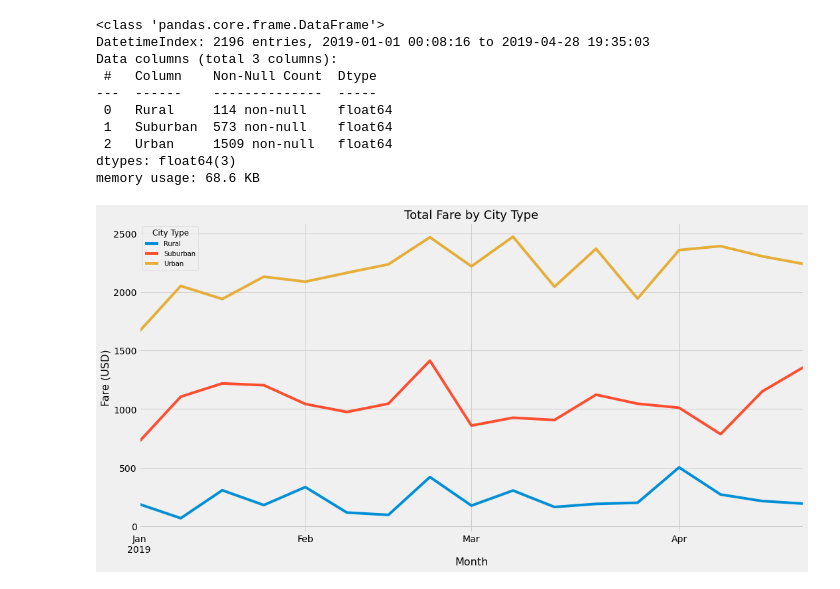
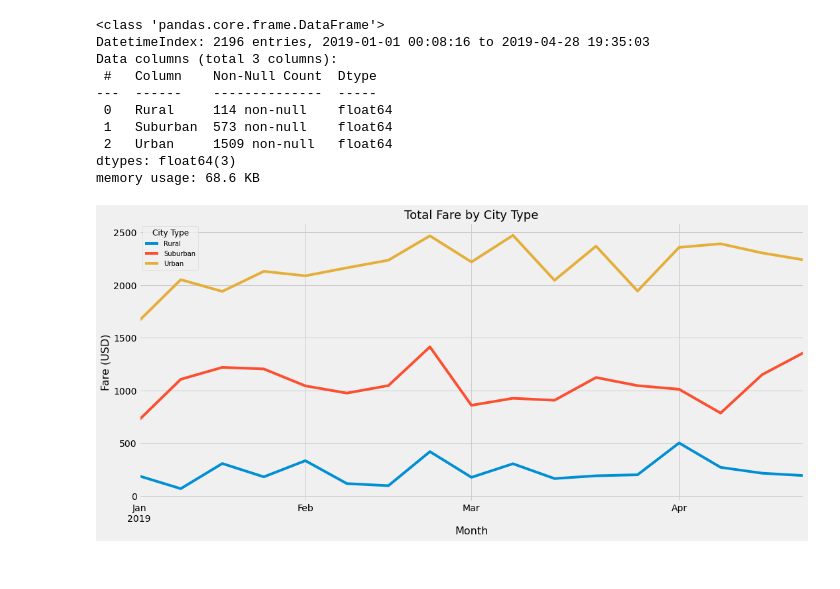
Before and after one commit to tbrech4/PyBer-Analysis, a Jupyter notebook: PyBer_Challenge.ipynb, the cells around one changed output. Cells and saved outputs as stored; diff of their text form; code cells hidden in the pictures.

```diff
--- a/PyBer_Challenge.ipynb
+++ b/PyBer_Challenge.ipynb
@@ -178,25 +178,26 @@ weekly_fares = jan_april_df.resample("W").sum()
 # %%
 # 8. Using the object-oriented interface method, plot the resample DataFrame using the df.plot() function.
 
 # Import the style from Matplotlib.
 from matplotlib import style
 # Use the graph style fivethirtyeight.
 plt.style.use('fivethirtyeight')
 weekly_fares.plot(figsize=(16,8))
+plt.gcf().subplots_adjust(bottom=0.15)
 
 # Graph properties / Labels
 
 plt.title("Total Fare by City Type", fontsize = 18)
 plt.ylabel("Fare (USD)", fontsize = 16)
 plt.xlabel("Month", fontsize = 16)
 
 # Legend
 
 legend = plt.legend(fontsize="10", loc='upper left', title = "City Type")
 legend.get_title().set_fontsize(12)
 
 plt.savefig("Resources/FinalFig.png")
 
 plt.show()
 # %% [output]
-[figure, old version]
+[figure, new version]
```
Also changed, not shown: 3 other files.
